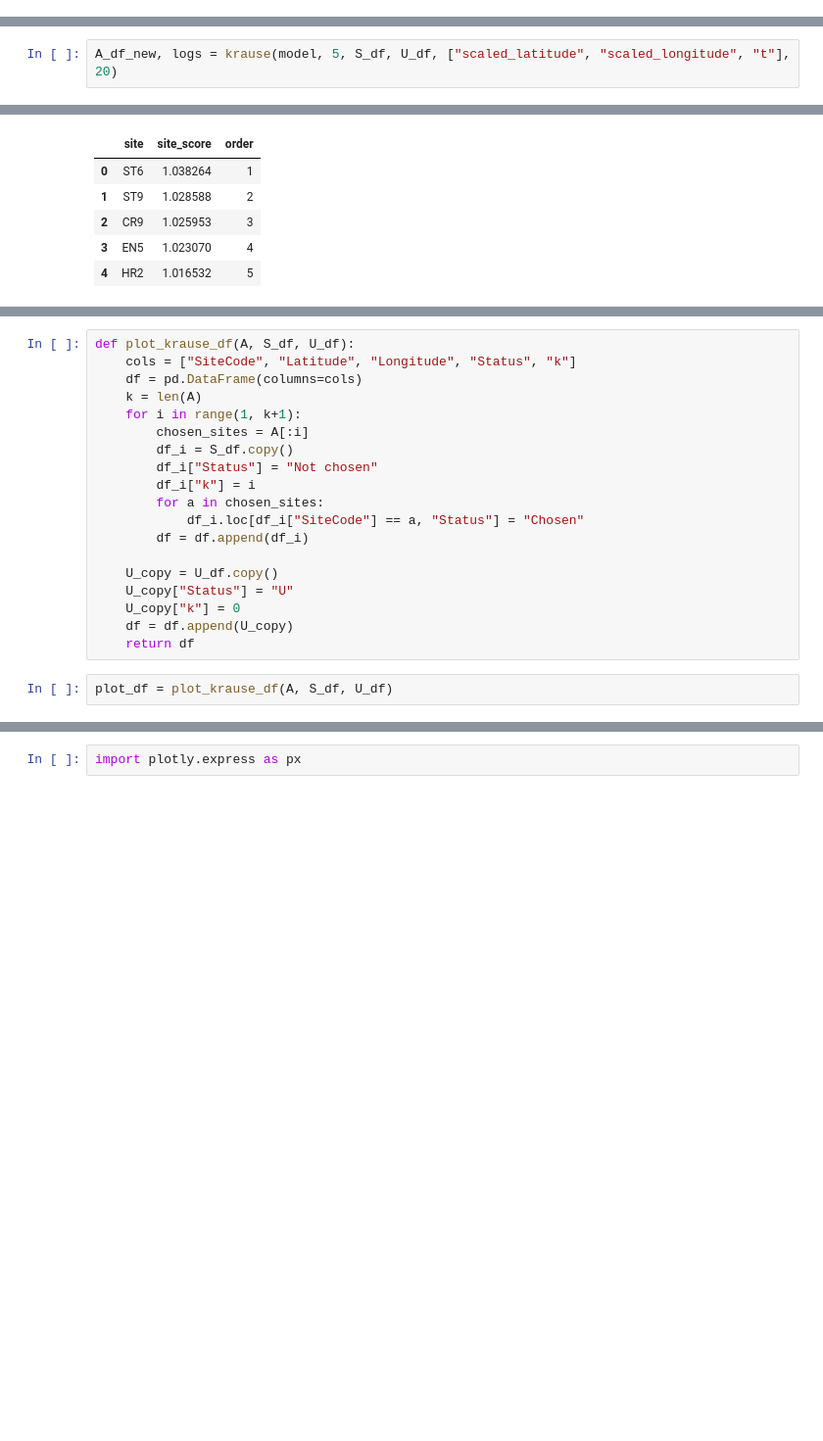
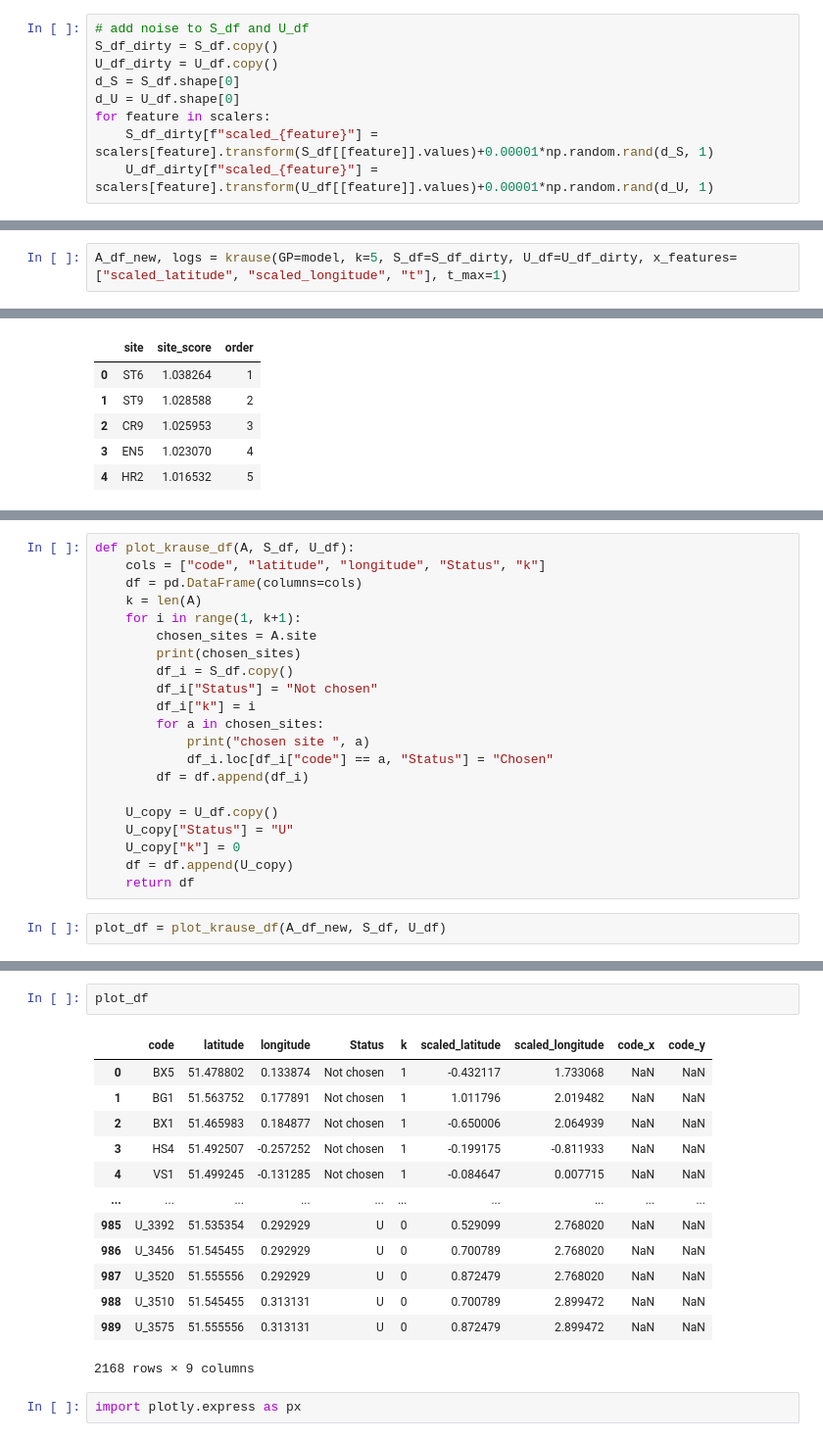
Before and after one commit to bikeclub51/london-aq, a Jupyter notebook: code/optimization/krause.ipynb, the cells around one changed output, grey strips where cells are left out. Shown at 98% size. Saved outputs shown, nothing was run; the diff lists cells and outputs as text; blank space fills up the shorter version.

```diff
--- a/code/optimization/krause.ipynb
+++ b/code/optimization/krause.ipynb
@@ -131,3 +337,12 @@ def krause2(GP, k, S_df, U_df, x_features, t_max, t_min=0):
     A_df = pd.DataFrame({"site": A, "site_score": A_scores, "order": list(range(1, k+1))})
     return A_df, logs
 """
+# %%
+# add noise to S_df and U_df
+S_df_dirty = S_df.copy()
+U_df_dirty = U_df.copy()
+d_S = S_df.shape[0]
+d_U = U_df.shape[0]
+for feature in scalers:
+    S_df_dirty[f"scaled_{feature}"] = scalers[feature].transform(S_df[[feature]].values)+0.00001*np.random.rand(d_S, 1)
+    U_df_dirty[f"scaled_{feature}"] = scalers[feature].transform(U_df[[feature]].values)+0.00001*np.random.rand(d_U, 1)
@@ -134,3 +369,3 @@ def krause2(GP, k, S_df, U_df, x_features, t_max, t_min=0):
 # %%
-A_df_new, logs = krause(model, 5, S_df, U_df, ["scaled_latitude", "scaled_longitude", "t"], 20)
+A_df_new, logs = krause(GP=model, k=5, S_df=S_df_dirty, U_df=U_df_dirty, x_features=["scaled_latitude", "scaled_longitude", "t"], t_max=1)
 # %% [output]
@@ -149,15 +410,17 @@ A_df_new
 # %%
 def plot_krause_df(A, S_df, U_df):
-    cols = ["SiteCode", "Latitude", "Longitude", "Status", "k"]
+    cols = ["code", "latitude", "longitude", "Status", "k"]
     df = pd.DataFrame(columns=cols)
     k = len(A)
     for i in range(1, k+1):
-        chosen_sites = A[:i]
+        chosen_sites = A.site
+        print(chosen_sites)
         df_i = S_df.copy()
         df_i["Status"] = "Not chosen"
         df_i["k"] = i
         for a in chosen_sites:
-            df_i.loc[df_i["SiteCode"] == a, "Status"] = "Chosen"
+            print("chosen site ", a)
+            df_i.loc[df_i["code"] == a, "Status"] = "Chosen"
         df = df.append(df_i)
 
     U_copy = U_df.copy()
@@ -166,4 +429,4 @@ def plot_krause_df(A, S_df, U_df):
     df = df.append(U_copy)
     return df
 # %%
-plot_df = plot_krause_df(A, S_df, U_df)
+plot_df = plot_krause_df(A_df_new, S_df, U_df)
@@ -170,3 +451,19 @@ plot_df = plot_krause_df(A, S_df, U_df)
+# %%
+plot_df
+# %% [output]
+|  | code | latitude | longitude | Status | k | scaled_latitude | scaled_longitude | code_x | code_y |
+| 0 | BX5 | 51.478802 | 0.133874 | Not chosen | 1 | -0.432117 | 1.733068 | NaN | NaN |
+| 1 | BG1 | 51.563752 | 0.177891 | Not chosen | 1 | 1.011796 | 2.019482 | NaN | NaN |
+| 2 | BX1 | 51.465983 | 0.184877 | Not chosen | 1 | -0.650006 | 2.064939 | NaN | NaN |
+| 3 | HS4 | 51.492507 | -0.257252 | Not chosen | 1 | -0.199175 | -0.811933 | NaN | NaN |
+| 4 | VS1 | 51.499245 | -0.131285 | Not chosen | 1 | -0.084647 | 0.007715 | NaN | NaN |
+| ... | ... | ... | ... | ... | ... | ... | ... | ... | ... |
+| 985 | U_3392 | 51.535354 | 0.292929 | U | 0 | 0.529099 | 2.768020 | NaN | NaN |
+| 986 | U_3456 | 51.545455 | 0.292929 | U | 0 | 0.700789 | 2.768020 | NaN | NaN |
+| 987 | U_3520 | 51.555556 | 0.292929 | U | 0 | 0.872479 | 2.768020 | NaN | NaN |
+| 988 | U_3510 | 51.545455 | 0.313131 | U | 0 | 0.700789 | 2.899472 | NaN | NaN |
+| 989 | U_3575 | 51.555556 | 0.313131 | U | 0 | 0.872479 | 2.899472 | NaN | NaN |
+2168 rows × 9 columns
 # %%
 import plotly.express as px
 # %%
```
Also changed, not shown: parts of 19 cells of this notebook.
